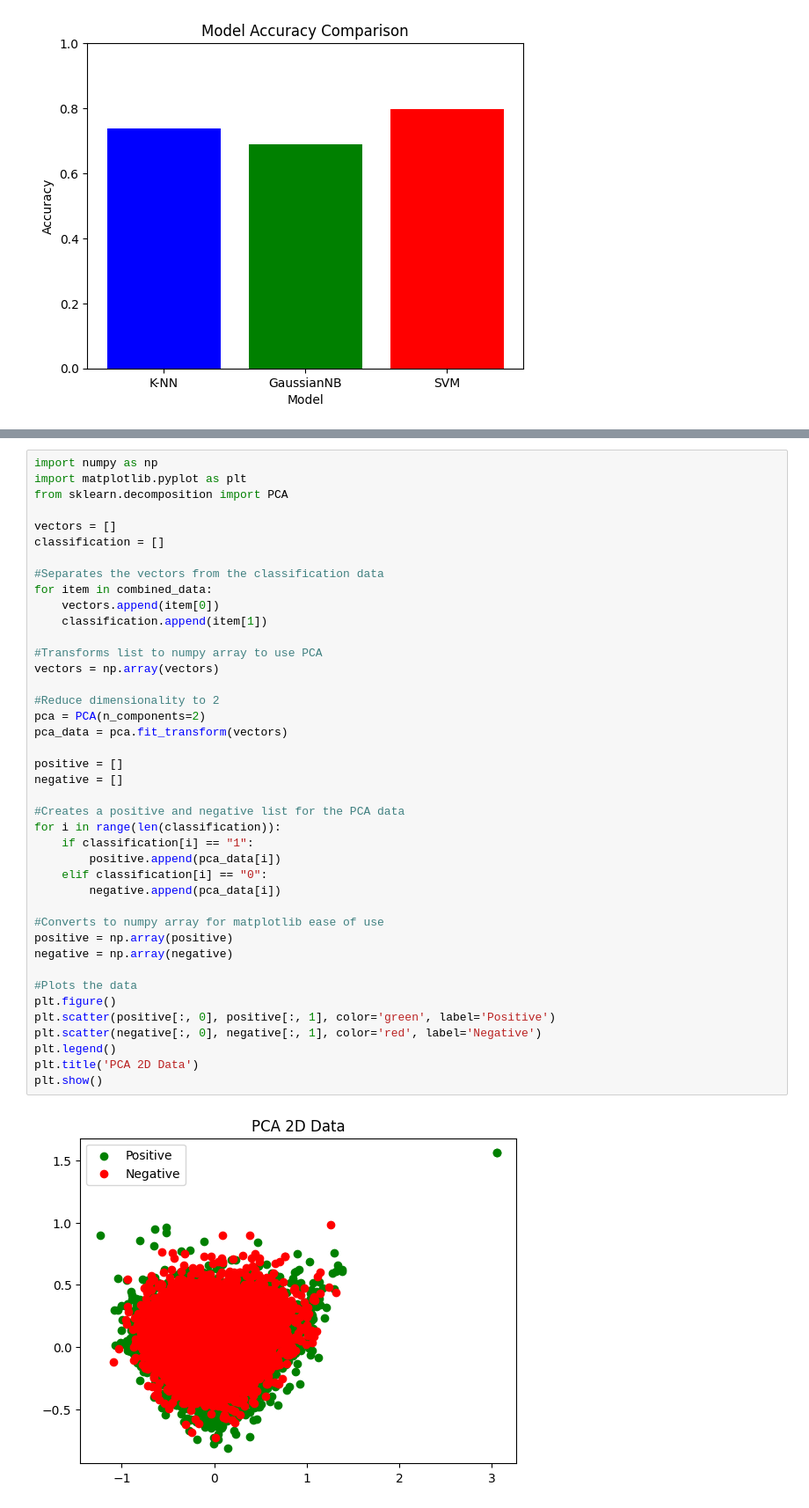
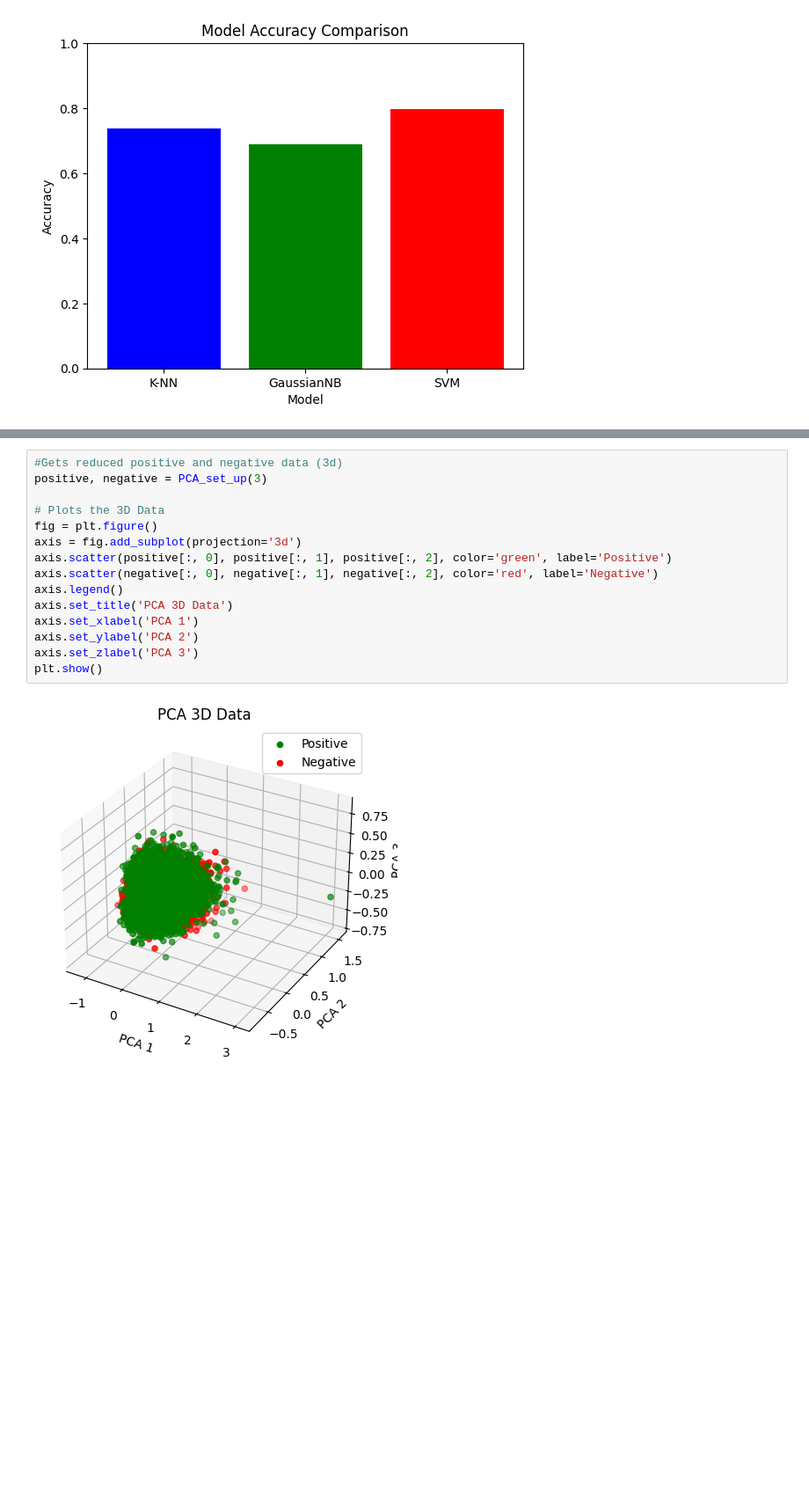
Before and after one commit to Chrisvann1/Sentiment-Analysis-Film-Data, a Jupyter notebook: SVM.ipynb, the cells around one changed output, grey strips where cells are left out. Shown: that part at 88% size. Drawn from its saved outputs; the diff is of its cells as text; blank space fills up the shorter version.

```diff
--- a/SVM.ipynb
+++ b/SVM.ipynb
@@ -161,43 +216,17 @@ plt.show()
-# %%
-import numpy as np
-import matplotlib.pyplot as plt
-from sklearn.decomposition import PCA
-
-vectors = []
-classification = []
-
-#Separates the vectors from the classification data
-for item in combined_data:
-    vectors.append(item[0])
-    classification.append(item[1])
-
-#Transforms list to numpy array to use PCA
-vectors = np.array(vectors)
-
-#Reduce dimensionality to 2
-pca = PCA(n_components=2)
-pca_data = pca.fit_transform(vectors)
-
-positive = []
-negative = []
-
-#Creates a positive and negative list for the PCA data
-for i in range(len(classification)):
-    if classification[i] == "1":
-        positive.append(pca_data[i])
-    elif classification[i] == "0":
-        negative.append(pca_data[i])
-
-#Converts to numpy array for matplotlib ease of use
-positive = np.array(positive)
-negative = np.array(negative)
-
-#Plots the data
-plt.figure()
-plt.scatter(positive[:, 0], positive[:, 1], color='green', label='Positive')
-plt.scatter(negative[:, 0], negative[:, 1], color='red', label='Negative')
-plt.legend()
-plt.title('PCA 2D Data')
-plt.show()
-# %% [output]
-[figure, removed]
+# %%
+#Gets reduced positive and negative data (3d)
+positive, negative = PCA_set_up(3)
+
+# Plots the 3D Data
+fig = plt.figure()
+axis = fig.add_subplot(projection='3d')
+axis.scatter(positive[:, 0], positive[:, 1], positive[:, 2], color='green', label='Positive')
+axis.scatter(negative[:, 0], negative[:, 1], negative[:, 2], color='red', label='Negative')
+axis.legend()
+axis.set_title('PCA 3D Data')
+axis.set_xlabel('PCA 1')
+axis.set_ylabel('PCA 2')
+axis.set_zlabel('PCA 3')
+plt.show()
+# %% [output]
+[figure, added]
```
Also changed, not shown: parts of 5 cells of this notebook.
